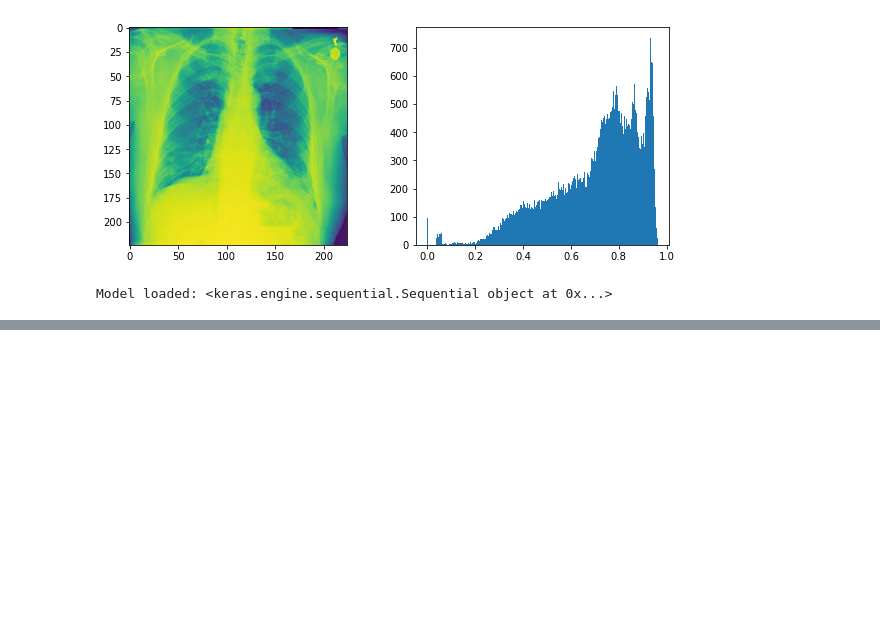
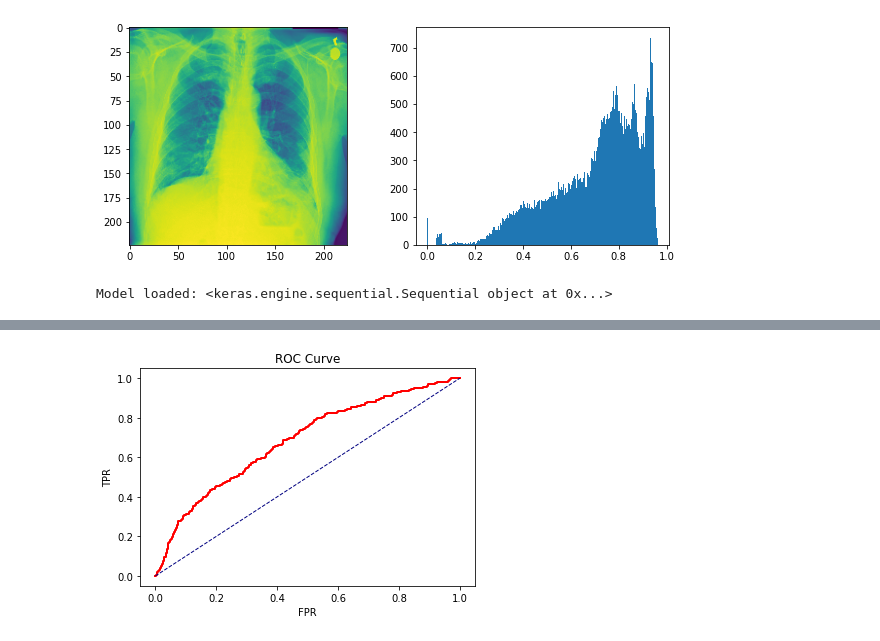
Before and after one commit to glungu/udacity-healthcare-ai, a Jupyter notebook: 02-medical-imaging-2d/project-chest-xray-pneumonia-detection/Inference.ipynb, the cells around one changed output, grey strips where cells are left out. Drawn from its saved outputs; the diff is of its cells as text; code cells hidden in the pictures; blank space fills up the shorter version.

```diff
--- a/02-medical-imaging-2d/project-chest-xray-pneumonia-detection/Inference.ipynb
+++ b/02-medical-imaging-2d/project-chest-xray-pneumonia-detection/Inference.ipynb
@@ -198,0 +228,24 @@ Image test6.dcm rejected, Patient position: XX
+# %%
+def predict_image_prob(model, img):
+    return model.predict(img)[0][0]
+
+
+def predict_valid(row):
+    ind = row.name
+    path = row['path']
+
+    s = time()
+    img_data = image.imread(path)
+    img_prep = preprocess_image(img_data, -1, -1, IMG_SIZE, verbose=False)
+    time_load = int((time() - s)*1000000)
+
+    s = time()
+    result = predict_image_prob(my_model, img_prep)
+    time_predict = int((time() - s)*1000000)
+
+    if int(ind) % 100 == 0:
+        print(f'[{ind}] Processed {path}, result: {result :.5f}', flush=True)
+
+    return pd.Series([result, time_load, time_predict])
+# %%
+valid[['pneumonia_pred', 'time_load', 'time_pred']] = valid.apply(lambda x: predict_valid(x), axis=1)
@@ -198,0 +277,23 @@ Image test6.dcm rejected, Patient position: XX
+# %%
+y = valid.Pneumonia
+y_pred = valid.pneumonia_pred
+# %%
+def plot_auc(t_y, p_y):
+    fpr, tpr, thresholds = roc_curve(t_y, p_y, pos_label=1)
+    plt.plot(fpr, tpr, color='red', lw=2)
+    plt.plot([0, 1], [0, 1], color='navy', lw=1, linestyle='--')
+    plt.xlabel('FPR')
+    plt.ylabel('TPR')
+    plt.title('ROC Curve')
+    plt.show()
+
+def calc_f1(prec,recall):
+    f1score = 2*(prec*recall)/(prec+recall)
+    if not math.isnan(f1score):
+        return f1score
+    else:
+        return 0
+# %%
+plot_auc(y, y_pred)
+# %% [output]
+[figure, added]
```
Also changed, not shown: parts of 27 cells of this notebook, 15 other files.
